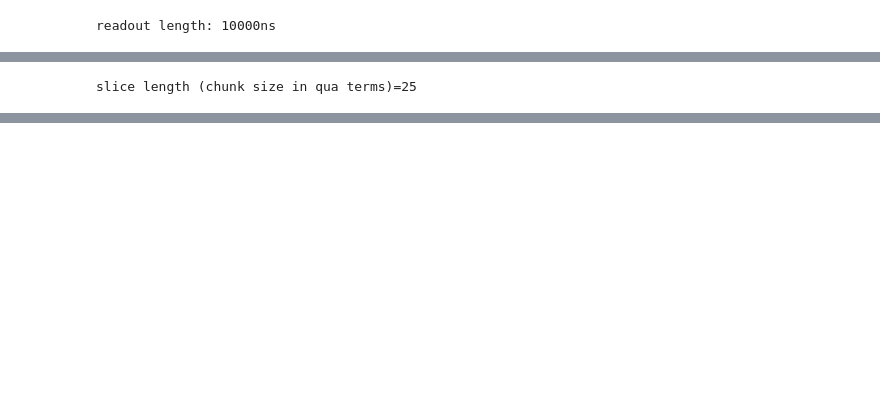
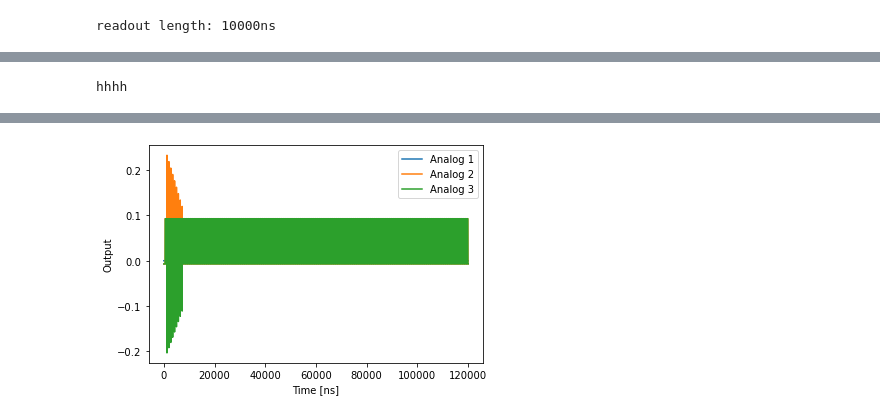
Before and after one commit to qdev-dk/QMachine, a Jupyter notebook: qmachine/pulse_generator/Pulse_generator_test.ipynb, the cells around one changed output, grey strips where cells are left out. Drawn from its saved outputs; the diff is of its cells as text; code cells hidden in the pictures; blank space fills up the shorter version.

```diff
--- a/qmachine/pulse_generator/Pulse_generator_test.ipynb
+++ b/qmachine/pulse_generator/Pulse_generator_test.ipynb
@@ -460,8 +464,8 @@ time_df
 from qualang_tools.bakery import baking
 # %%
 baked_waveforms = []
-ch1_name = 'Q1_R'
-ch2_name = 'Q1_L'
+ch1_name = 'gate_36'
+ch2_name = 'gate_29'
 
 
 max_time_ns = 201
@@ -471,8 +475,8 @@ ch2_height = -25.17*dividers['ch2']
 
 for t in np.arange(0,max_time_ns,1):
     with baking(config, padding_method = 'none') as b:
-        waveform_ch1 = [0]*(total_length-t)+[ch1_height]*t
-        waveform_ch2 = [0]*(total_length-t)+[ch2_height]*t
+        waveform_ch1 = [0]*(total_length-t-1)+[ch1_height]*t+[0]
+        waveform_ch2 = [0]*(total_length-t-1)+[ch2_height]*t+[0]
 
         b.add_op('name_1',ch1_name,waveform_ch1)
         b.add_op('name_2',ch2_name,waveform_ch2)
@@ -482,10 +486,10 @@ for t in np.arange(0,max_time_ns,1):
 
     baked_waveforms.append(b)
 # %%
-def baked_action(channel,baked_waveform,looped=False,looped_variable='waveform',loop_index=0):
-    return {'action':'baked_waveform' , 'channel':channel , 'action_variables':{'waveform':baked_waveform},'looped':looped,'looper':looped_variable,'loop_index':loop_index}
+def baked_action(channel,baked_waveform,looped=False,step_value=1,looped_variable='waveform',loop_index=0):
+    return {'action':'baked_waveform' , 'channel':channel , 'action_variables':{'waveform':baked_waveform,'step_value':step_value},'looped':looped,'looper':looped_variable,'loop_index':loop_index}
 # %%
 pb = Pulse_builder(dividers)
-pulser = Pulser(config,measpulse='readout_pulse_0_2')
+pulser = Pulser(config,measpulse='readout_pulse_10us')
 # %% [output]
 readout length: 10000ns
@@ -501,4 +545,8 @@ actions['steps']['2']['ch1']=baked_action('ch1',baked_waveforms,looped=True,loop
 # %%
-seq,new_actions=pulser.build_seq(actions)
+seq,new_actions=pulser.build_seq(actions_test)
 # %% [output]
-slice length (chunk size in qua terms)=25
+hhhh
+# %%
+pulser.open_qm(config,close_others=True)
+a=pulser.simulate_pulse(seq,int(3e4))
+# %% [output]
@@ -504,0 +560 @@ slice length (chunk size in qua terms)=25
+[figure, added]
```
Also changed, not shown: parts of 12 cells of this notebook, 2 other files.
